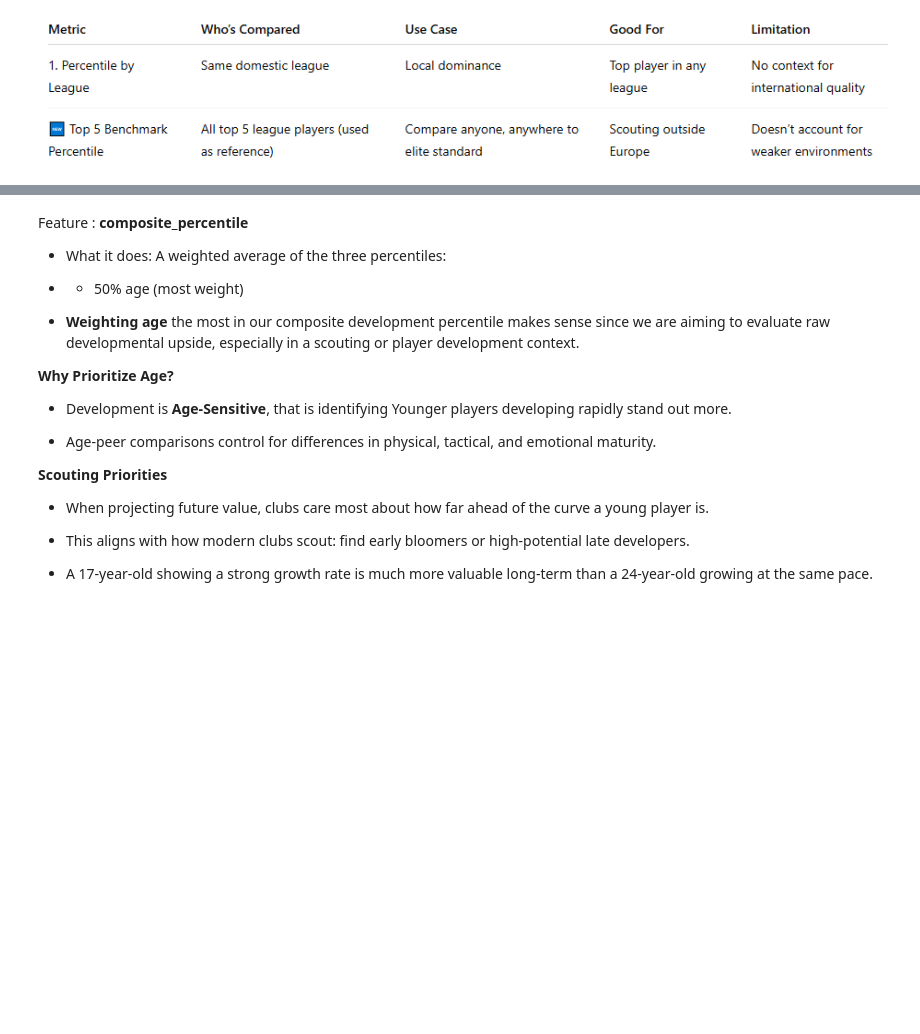
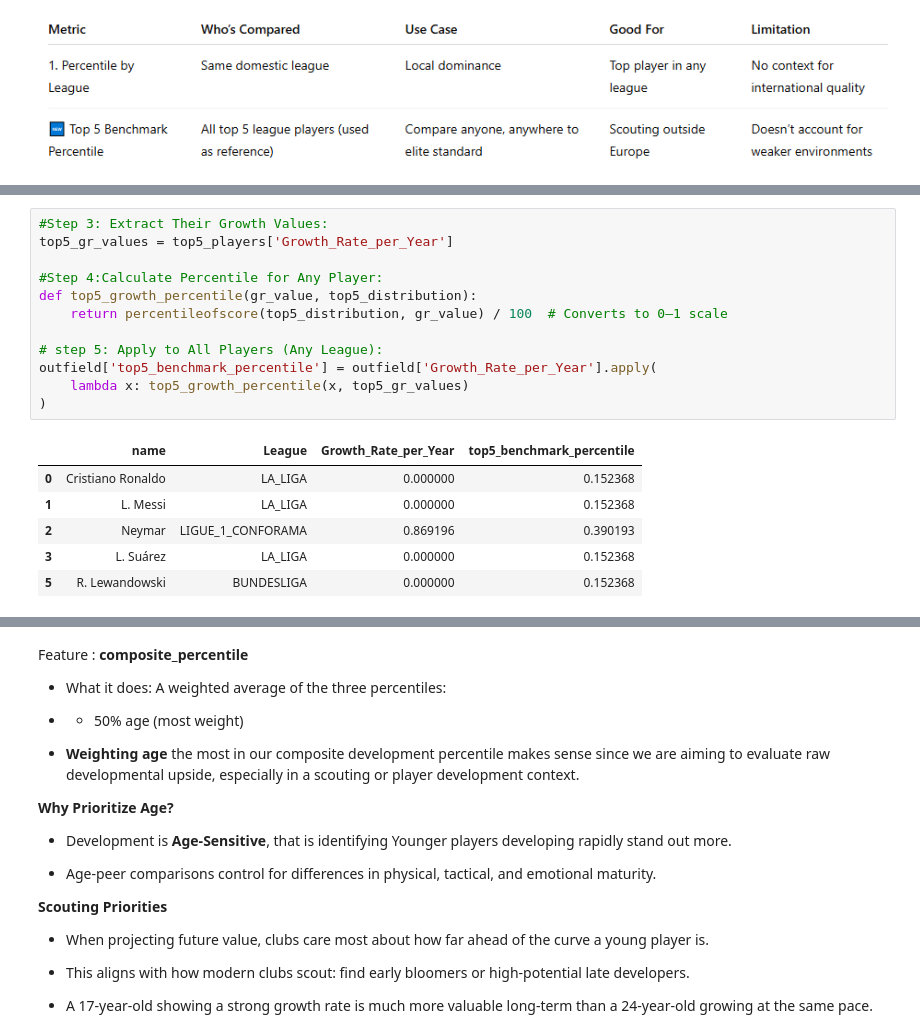
Before and after one commit to davidmasai/C-Users-User-Desktop-Football_Recruitment_-project, a Jupyter notebook: Phase_Project_Notebook (6).ipynb, the cells around one changed output, grey strips where cells are left out. Drawn from its saved outputs; the diff is of its cells as text; blank space fills up the shorter version.

```diff
--- a/Phase_Project_Notebook (6).ipynb
+++ b/Phase_Project_Notebook (6).ipynb
@@ -2698,0 +2757,19 @@ outfield['percentile(top5_league)_GR/Y'] = outfield[outfield['is_top5_league']]\
+# %%
+#Step 3: Extract Their Growth Values:
+top5_gr_values = top5_players['Growth_Rate_per_Year']
+
+#Step 4:Calculate Percentile for Any Player:
+def top5_growth_percentile(gr_value, top5_distribution):
+    return percentileofscore(top5_distribution, gr_value) / 100  # Converts to 0–1 scale
+
+# step 5: Apply to All Players (Any League):
+outfield['top5_benchmark_percentile'] = outfield['Growth_Rate_per_Year'].apply(
+    lambda x: top5_growth_percentile(x, top5_gr_values)
+)
+# %% [output]
+|  | name | League | Growth_Rate_per_Year | top5_benchmark_percentile |
+| 0 | Cristiano Ronaldo | LA_LIGA | 0.000000 | 0.152368 |
+| 1 | L. Messi | LA_LIGA | 0.000000 | 0.152368 |
+| 2 | Neymar | LIGUE_1_CONFORAMA | 0.869196 | 0.390193 |
+| 3 | L. Suárez | LA_LIGA | 0.000000 | 0.152368 |
+| 5 | R. Lewandowski | BUNDESLIGA | 0.000000 | 0.152368 |
```
Also changed, not shown: parts of 22 cells of this notebook.
